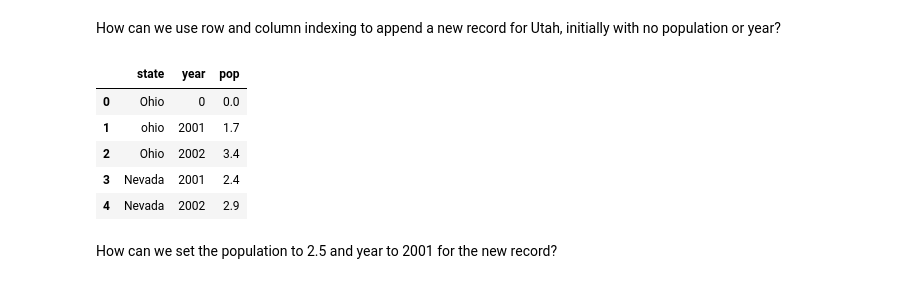
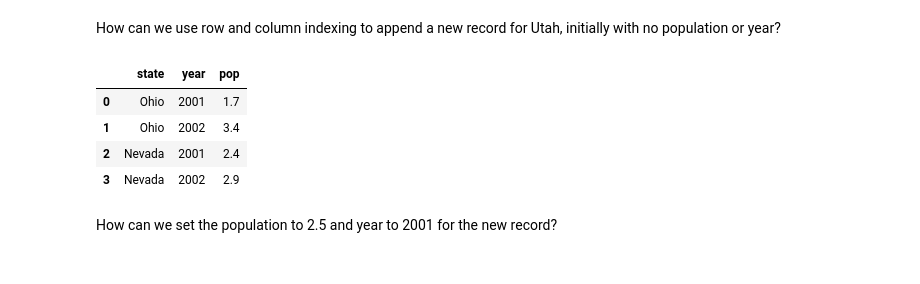
Before and after one commit to khuloodAlAmri/ce599, a Jupyter notebook: 06-Pandas Basics Part 2/Basic-Operations-Using-Pandas.ipynb, the cells around one changed output. Drawn from its saved outputs; the diff is of its cells as text; code cells hidden in the pictures.

```diff
--- a/06-Pandas Basics Part 2/Basic-Operations-Using-Pandas.ipynb
+++ b/06-Pandas Basics Part 2/Basic-Operations-Using-Pandas.ipynb
@@ -611,15 +614,14 @@ frame.replace(3.6, 3.4)
 # %% [markdown]
 How can we use row and column indexing to append a new record for Utah, initially with no population or year?
 # %%
-frame2 = DataFrame({'state': ['Ohio','ohio','Ohio', 'Nevada', 'Nevada'],'year':[0,2001,2002,2001,2002],'pop':[0,1.7,3.4,2.4,2.9]})
+frame2 = DataFrame({'state': ['Ohio','Ohio', 'Nevada', 'Nevada'],'year':[2001,2002,2001,2002],'pop':[1.7,3.4,2.4,2.9]})
 frame2
 # %% [output]
 |  | state | year | pop |
-| 0 | Ohio | 0 | 0.0 |
-| 1 | ohio | 2001 | 1.7 |
-| 2 | Ohio | 2002 | 3.4 |
-| 3 | Nevada | 2001 | 2.4 |
-| 4 | Nevada | 2002 | 2.9 |
+| 0 | Ohio | 2001 | 1.7 |
+| 1 | Ohio | 2002 | 3.4 |
+| 2 | Nevada | 2001 | 2.4 |
+| 3 | Nevada | 2002 | 2.9 |
 # %% [markdown]
 How can we set the population to 2.5 and year to 2001 for the new record?
 # %%
```
Also changed, not shown: parts of 20 cells of this notebook.
